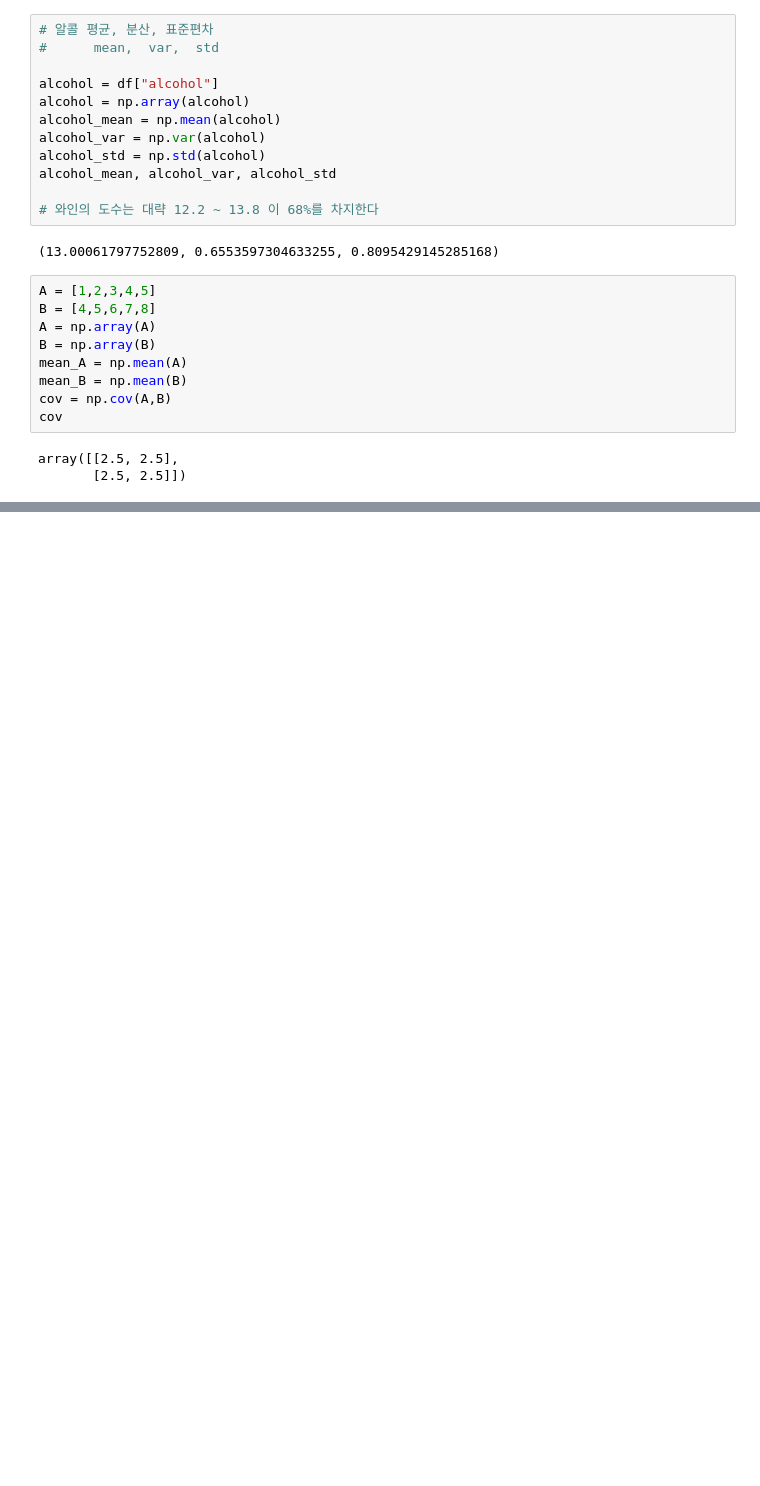
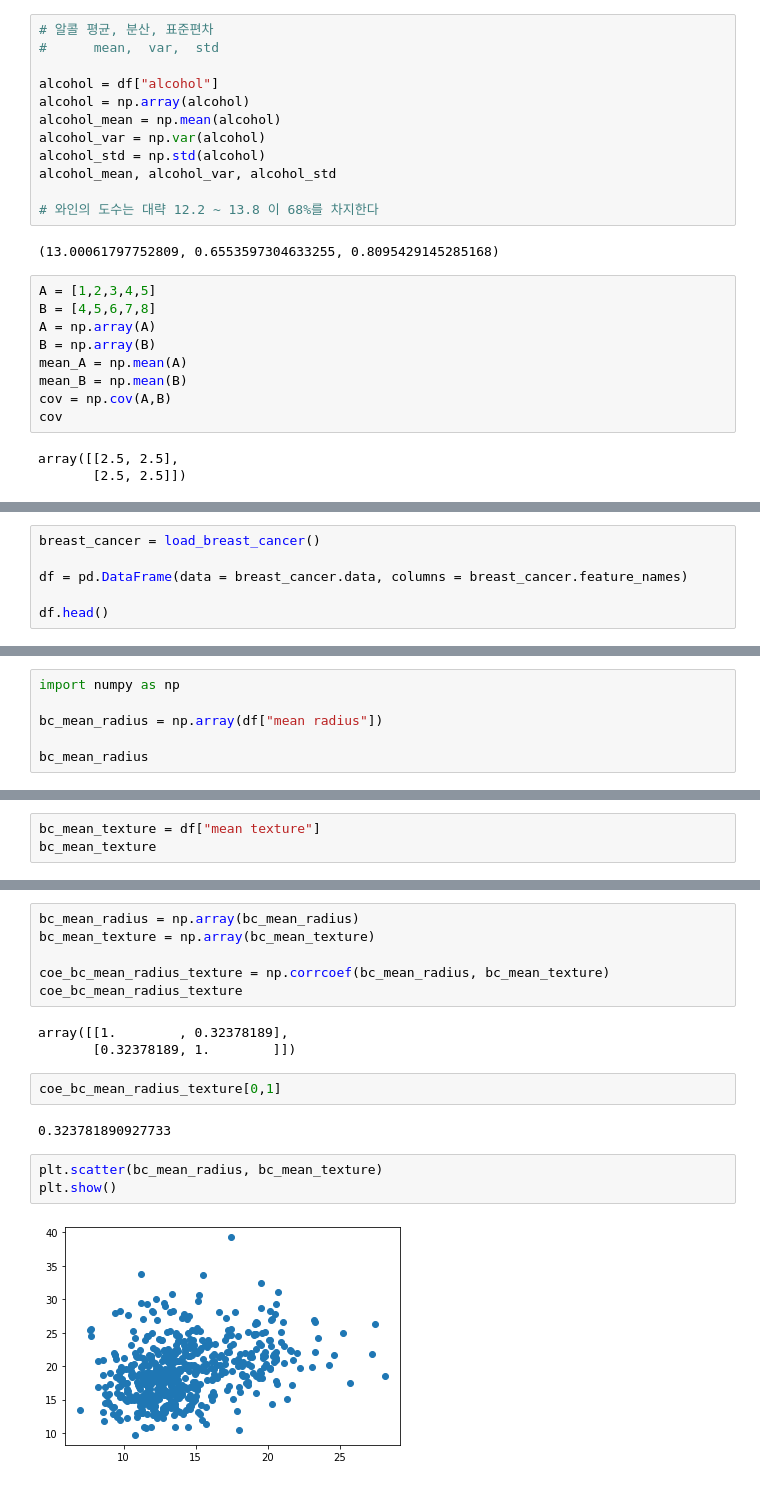
Before and after one commit to eaglehkim/python, a Jupyter notebook: prac2_ipynb의_사본.ipynb, the cells around one changed output, grey strips where cells are left out. Drawn from its saved outputs; the diff is of its cells as text; blank space fills up the shorter version.

```diff
--- a/prac2_ipynb의_사본.ipynb
+++ b/prac2_ipynb의_사본.ipynb
@@ -519,0 +536,6 @@ array([[2.5, 2.5],
+# %%
+breast_cancer = load_breast_cancer()
+
+df = pd.DataFrame(data = breast_cancer.data, columns = breast_cancer.feature_names)
+
+df.head()
@@ -519,0 +558,6 @@ array([[2.5, 2.5],
+# %%
+import numpy as np
+
+bc_mean_radius = np.array(df["mean radius"])
+
+bc_mean_radius
@@ -519,0 +674,3 @@ array([[2.5, 2.5],
+# %%
+bc_mean_texture = df["mean texture"]
+bc_mean_texture
@@ -519,0 +690,18 @@ array([[2.5, 2.5],
+# %%
+bc_mean_radius = np.array(bc_mean_radius)
+bc_mean_texture = np.array(bc_mean_texture)
+
+coe_bc_mean_radius_texture = np.corrcoef(bc_mean_radius, bc_mean_texture)
+coe_bc_mean_radius_texture
+# %% [output]
+array([[1.        , 0.32378189],
+       [0.32378189, 1.        ]])
+# %%
+coe_bc_mean_radius_texture[0,1]
+# %% [output]
+0.323781890927733
+# %%
+plt.scatter(bc_mean_radius, bc_mean_texture)
+plt.show()
+# %% [output]
+[figure, added]
```
Also changed, not shown: parts of 20 cells of this notebook.
